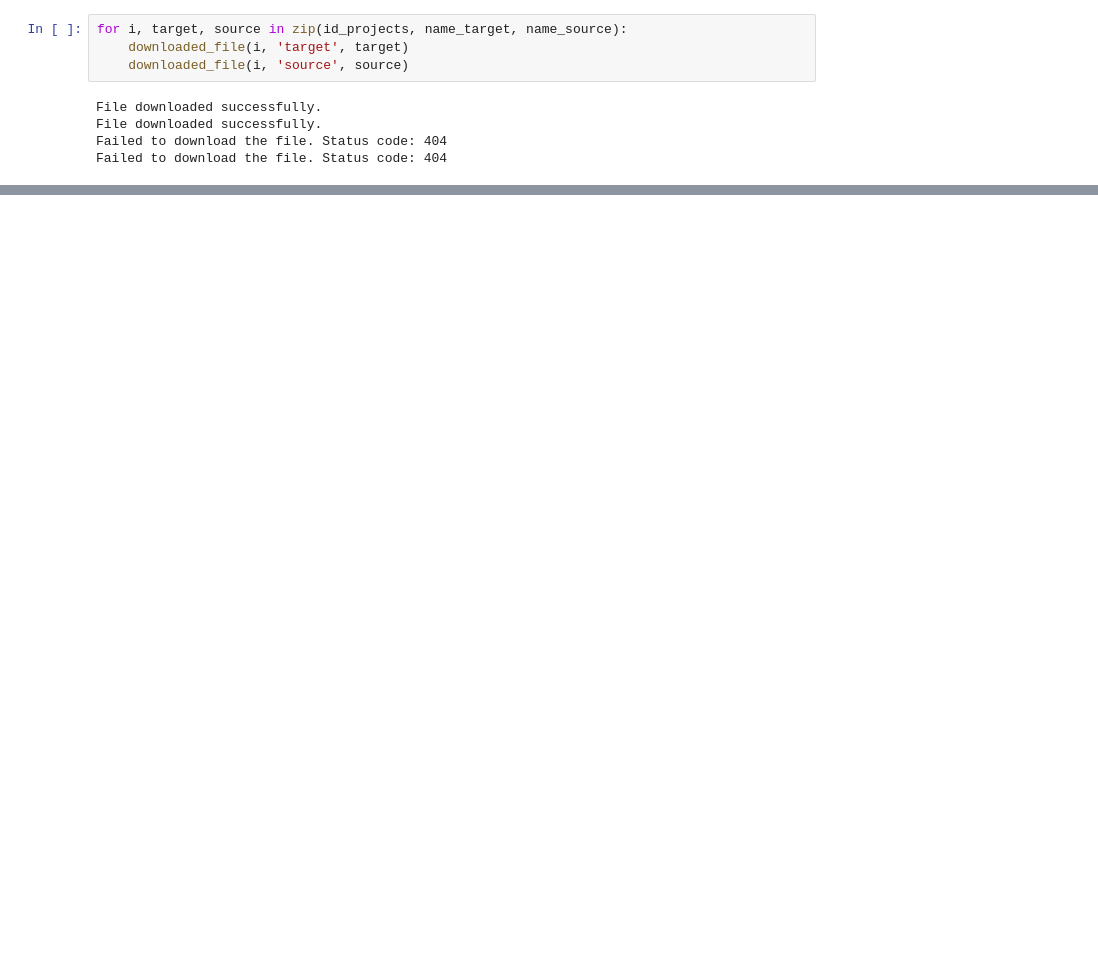
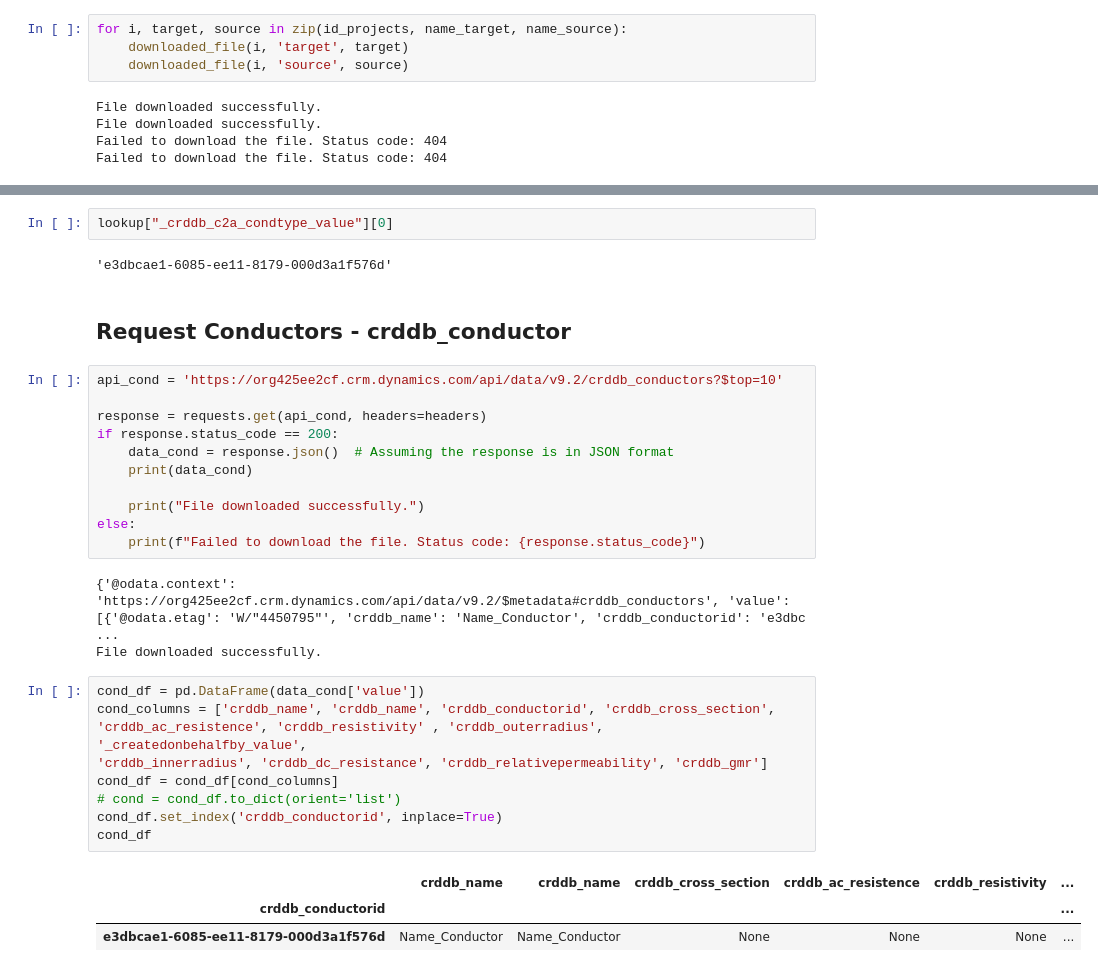
Before and after one commit to LucasLessa1/Projects, a Jupyter notebook: PowerApps/request_notebook.ipynb, the cells around one changed output, grey strips where cells are left out. Cells and saved outputs as stored; diff of their text form; blank space fills up the shorter version.

Commit message:
Organize the notebook and add API of other tables

```diff
--- a/PowerApps/request_notebook.ipynb
+++ b/PowerApps/request_notebook.ipynb
@@ -185,0 +195,33 @@ else:
+# %%
+lookup["_crddb_c2a_condtype_value"][0]
+# %% [output]
+'e3dbcae1-6085-ee11-8179-000d3a1f576d'
+# %% [markdown]
+## Request Conductors - crddb_conductor
+# %%
+api_cond = 'https://org425ee2cf.crm.dynamics.com/api/data/v9.2/crddb_conductors?$top=10'
+
+response = requests.get(api_cond, headers=headers)
+if response.status_code == 200:
+    data_cond = response.json()  # Assuming the response is in JSON format
+    print(data_cond)
+
+    print("File downloaded successfully.")
+else:
+    print(f"Failed to download the file. Status code: {response.status_code}")
+# %% [output]
+{'@odata.context': 'https://org425ee2cf.crm.dynamics.com/api/data/v9.2/$metadata#crddb_conductors', 'value': [{'@odata.etag': 'W/"4450795"', 'crddb_name': 'Name_Conductor', 'crddb_conductorid': 'e3dbc ...
+File downloaded successfully.
+# %%
+cond_df = pd.DataFrame(data_cond['value'])
+cond_columns = ['crddb_name', 'crddb_name', 'crddb_conductorid', 'crddb_cross_section',
+'crddb_ac_resistence', 'crddb_resistivity' , 'crddb_outerradius', '_createdonbehalfby_value',
+'crddb_innerradius', 'crddb_dc_resistance', 'crddb_relativepermeability', 'crddb_gmr']
+cond_df = cond_df[cond_columns]
+# cond = cond_df.to_dict(orient='list')
+cond_df.set_index('crddb_conductorid', inplace=True)
+cond_df
+# %% [output]
+|  | crddb_name | crddb_name | crddb_cross_section | crddb_ac_resistence | crddb_resistivity | ... |
+| crddb_conductorid |  |  |  |  |  | ... |
+| e3dbcae1-6085-ee11-8179-000d3a1f576d | Name_Conductor | Name_Conductor | None | None | None | ... |
```
Also changed, not shown: parts of 30 cells of this notebook.
